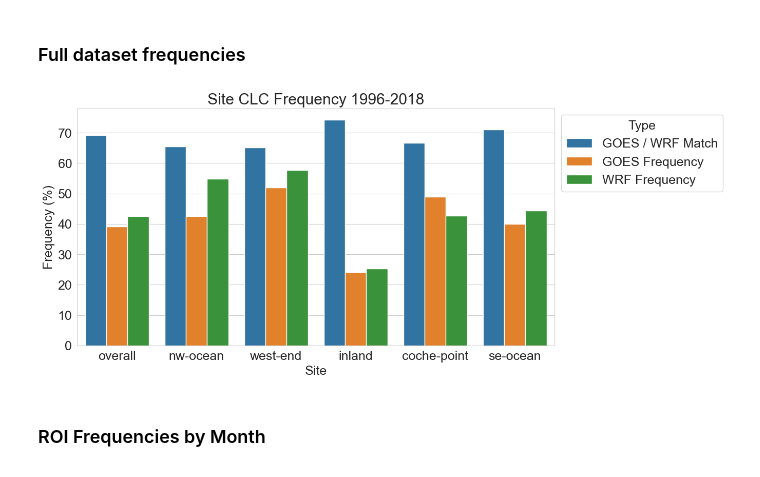
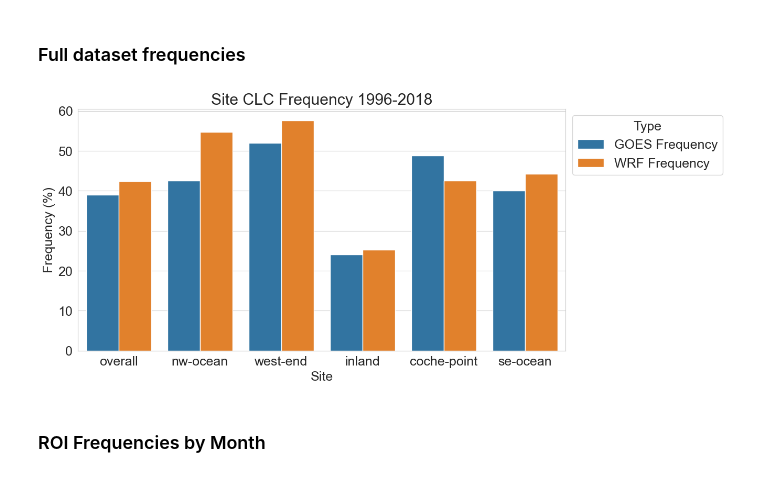
Before and after one commit to UCSB-NRS/sci-wrf-analysis, a Jupyter notebook: notebooks/wrf-goes-low-clouds-cldfra.ipynb, the cells around one changed output. Saved outputs shown, nothing was run; the diff lists cells and outputs as text; code cells hidden in the pictures.

Commit message:
minor plot + statistics updates

```diff
--- a/notebooks/wrf-goes-low-clouds-cldfra.ipynb
+++ b/notebooks/wrf-goes-low-clouds-cldfra.ipynb
@@ -339,9 +339,9 @@ __Observations:__ The best CLDFRA threshold seems to be 0.125.
 
 # Define centers of regions of interest
 site_dict = {
-    'site' : ['west-end', 'coche-point', 'inland', 'north-ocean'],
-    'lat' : [34.012499, 34.033456, 34.00346, 34.08375],
-    'lon' : [-119.882897, -119.600946, -119.76288, -119.68265]
+    'site' : ['west-end', 'coche-point', 'inland', 'nw-ocean', 'se-ocean'],
+    'lat' : [34.012499, 34.033456, 34.00346, 34.12030, 33.91093],
+    'lon' : [-119.882897, -119.600946, -119.76288, -119.95199, -119.60004]
 }
 
 site_df = pd.DataFrame(site_dict)
@@ -723,36 +750,39 @@ site_order = ['overall', 'nw-ocean', 'west-end', 'inland', 'coche-point', 'se-oc
 # Plot regions of interest
 min_year = int(clc_ds['time'].min().dt.year)
 max_year = int(clc_ds['time'].max().dt.year)
 
 # Get frequencies
 freq_df = get_freq(clc_ds, 'cldfra_binary', site_df)
+freq_df = freq_df.drop('match_freq', axis=1)
 
 # Cast to long
 freq_df_long = freq_df.melt(id_vars='site', var_name='type', value_name='frequency')
 
 # Plot frequencies by ROI
 ## Create barplot
 fig, ax = plt.subplots(figsize=(12, 6))
 sns.barplot(data=freq_df_long,
             x='site',
             y='frequency',
             hue='type',
-            hue_order=['match_freq', 'goes_freq', 'wrf_freq'],
+            #hue_order=['match_freq', 'goes_freq', 'wrf_freq'],
+            hue_order=['goes_freq', 'wrf_freq'],
             order=site_order,
             ax=ax)
 ax.set(title=f'Site CLC Frequency {min_year}-{max_year}',
        xlabel='Site',
        ylabel='Frequency (%)')
 
 ## Specify legend
 handles, labels = ax.get_legend_handles_labels()
-custom_labels = ["GOES / WRF Match", "GOES Frequency", "WRF Frequency"]
+#custom_labels = ["GOES / WRF Match", "GOES Frequency", "WRF Frequency"]
+custom_labels = ['GOES Frequency', 'WRF Frequency']
 ax.legend(handles, custom_labels, title="Type", loc='upper left',
           bbox_to_anchor=(1, 1))
 
 plt.show()
 # %% [output]
-[figure, old version]
+[figure, new version]
 # %% [markdown]
 ### ROI Frequencies by Month
 # %%
```
Also changed, not shown: parts of 12 cells of this notebook, 2 other files.
